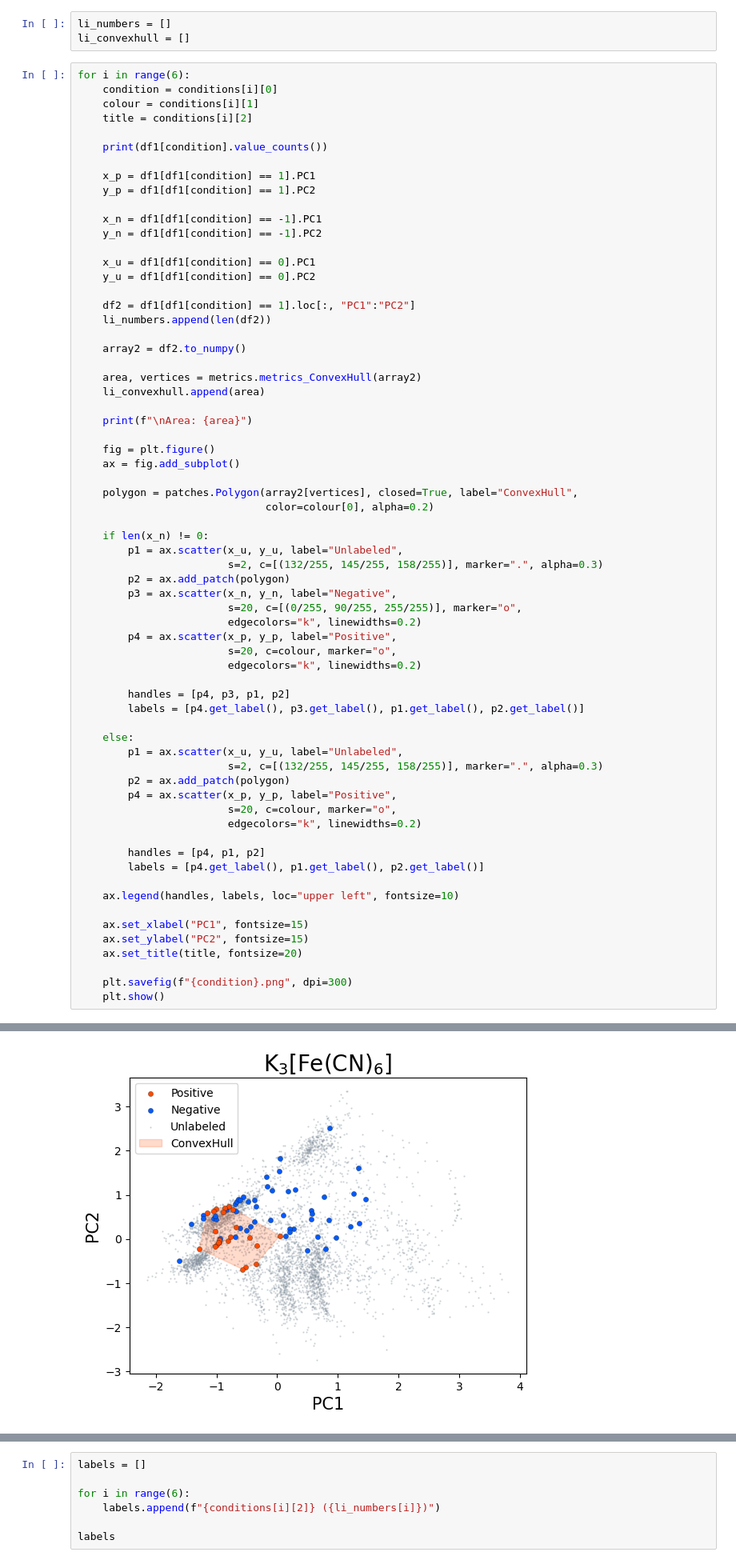
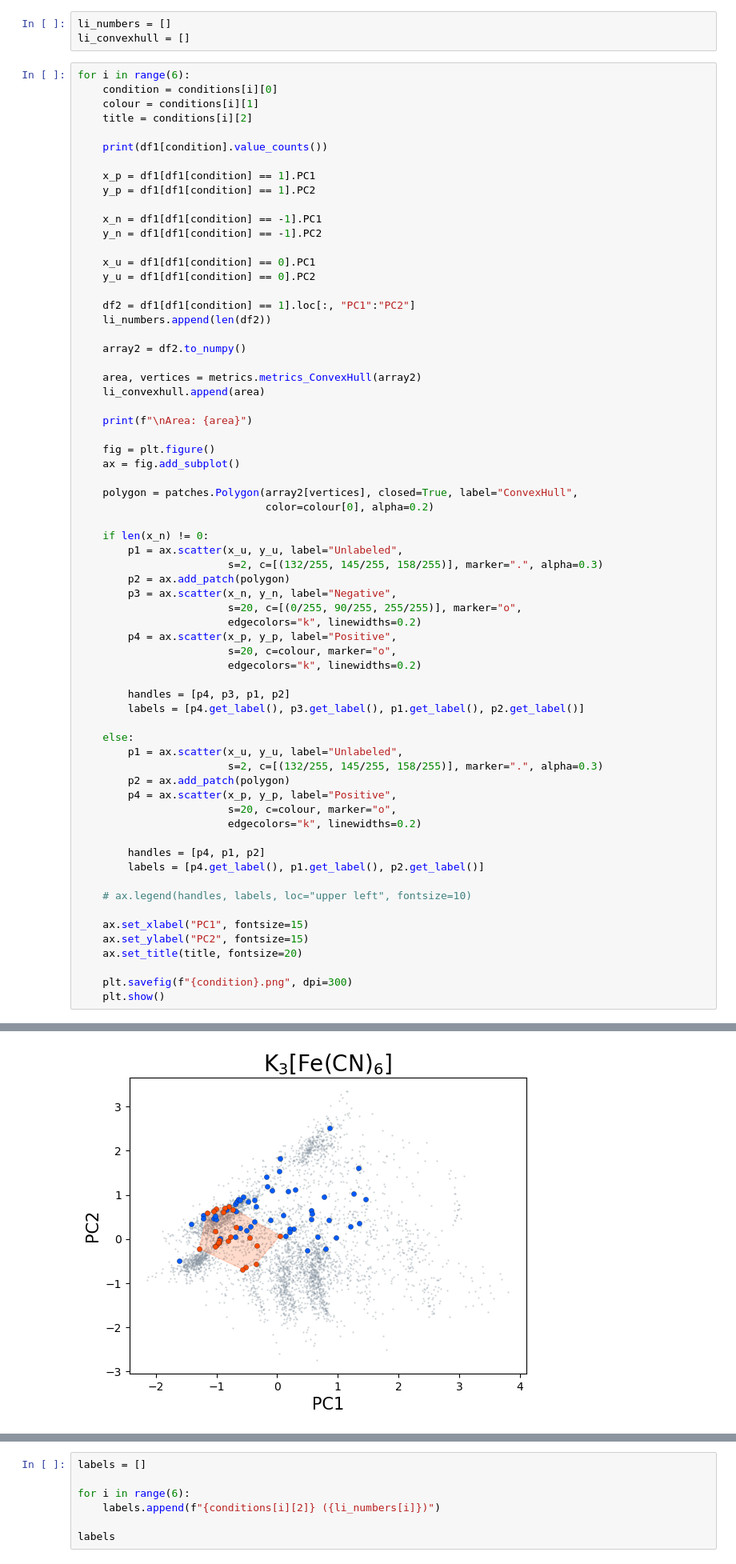
Before and after one commit to poclab-web/substrate-scope-metrics, a Jupyter notebook: 3_substrate_scope/6_ConvexHull/ConvexHull.ipynb, the cells around one changed output, grey strips where cells are left out. Shown at 80% size. Saved outputs shown, nothing was run; the diff lists cells and outputs as text.

```diff
--- a/3_substrate_scope/6_ConvexHull/ConvexHull.ipynb
+++ b/3_substrate_scope/6_ConvexHull/ConvexHull.ipynb
@@ -107,35 +107,35 @@ for i in range(6):
 
         handles = [p4, p3, p1, p2]
         labels = [p4.get_label(), p3.get_label(), p1.get_label(), p2.get_label()]
 
     else:
         p1 = ax.scatter(x_u, y_u, label="Unlabeled",
                         s=2, c=[(132/255, 145/255, 158/255)], marker=".", alpha=0.3)
         p2 = ax.add_patch(polygon)
         p4 = ax.scatter(x_p, y_p, label="Positive",
                         s=20, c=colour, marker="o",
                         edgecolors="k", linewidths=0.2)
 
         handles = [p4, p1, p2]
         labels = [p4.get_label(), p1.get_label(), p2.get_label()]
 
-    ax.legend(handles, labels, loc="upper left", fontsize=10)
+    # ax.legend(handles, labels, loc="upper left", fontsize=10)
 
     ax.set_xlabel("PC1", fontsize=15)
     ax.set_ylabel("PC2", fontsize=15)
     ax.set_title(title, fontsize=20)
 
     plt.savefig(f"{condition}.png", dpi=300)
     plt.show()
 # %% [output]
 K3FeCN6
  0    4591
 -1      51
  1      23
 Name: count, dtype: int64
 
 Area: 4.143508986474009
-[figure, old version]
+[figure, new version]
 MesAcr+BF4-
 0    4645
 1      20
```
Also changed, not shown: parts of 2 cells of this notebook, 32 other files.
